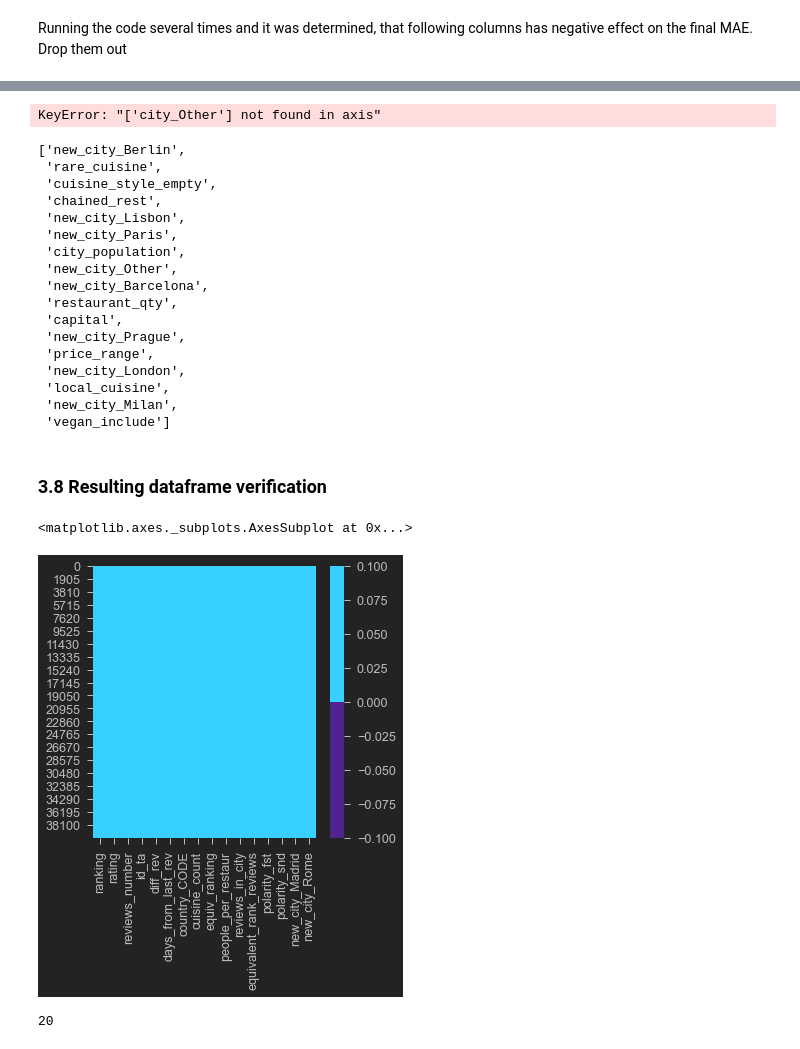
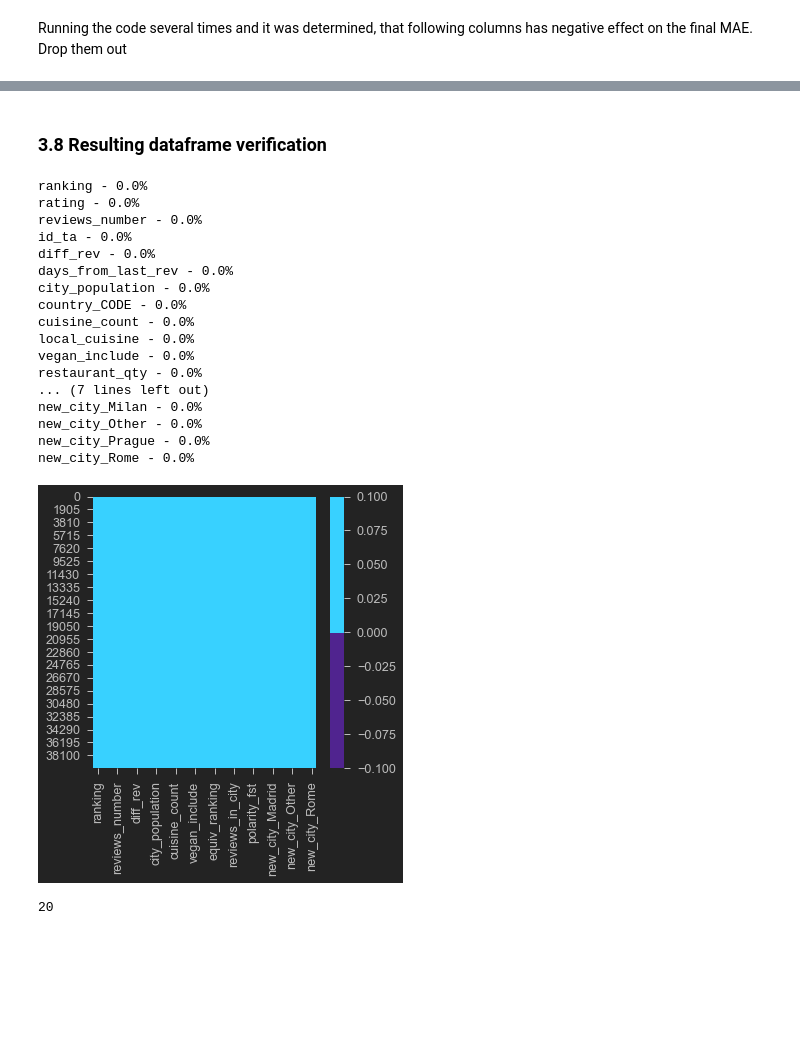
Before and after one commit to Paull-dark/PET_Projects_-SF-, a Jupyter notebook: module_3/Bad_trip.ipynb, the cells around one changed output, grey strips where cells are left out. Cells and saved outputs as stored; diff of their text form; code cells hidden in the pictures; blank space fills up the shorter version.

```diff
--- a/module_3/Bad_trip.ipynb
+++ b/module_3/Bad_trip.ipynb
@@ -1405,2 +1407,7 @@ cols_to_drop2 = ['local_cuisine','vegan_include','chained_rest']
+# %%
+cols_to_drop2 = ['new_city_Barcelona','cuisine_style_empty','new_city_Paris',
+                 'last_review_miss','new_city_London','price_range',
+                 'new_city_Lisbon','chained_rest','new_city_Berlin','rare_cuisine',
+                 'first_review_miss','capital']
 # %%
 df_to_model = df_to_model.drop(cols_to_drop2, axis=1)
@@ -1409,10 +1413,0 @@ Column with subjectivity in a sentiment analys data frame has negative effect on
-# %%
-# Concat dataframes
-
-df_to_model = pd.concat([df_to_model, df_sentiment.drop(
-    ['first_review', 'last_review', 'analysis_fst',
-     'analysis_snd', 'subjectivity_fst', 'subjectivity_snd'], axis=1)], axis=1)
-# %%
-df_to_model = pd.concat([df_to_model, OH_city.drop('city_Other',axis=1)], axis=1)
-# %% [output]
-KeyError: "['city_Other'] not found in axis"
@@ -1440,41 +1414,35 @@ cols_to_drop2 = list(b-set(a))
-# %%
-df_to_model = df_to_model.drop(cols_to_drop2, axis=1)
-# %%
-cols_to_drop2
-# %% [output]
-['new_city_Berlin',
- 'rare_cuisine',
- 'cuisine_style_empty',
- 'chained_rest',
- 'new_city_Lisbon',
- 'new_city_Paris',
- 'city_population',
- 'new_city_Other',
- 'new_city_Barcelona',
- 'restaurant_qty',
- 'capital',
- 'new_city_Prague',
- 'price_range',
- 'new_city_London',
- 'local_cuisine',
- 'new_city_Milan',
- 'vegan_include']
 # %% [markdown]
 ### 3.8 Resulting dataframe verification
 # %%
 # Plot missing values
 cols = df_to_model.columns
 fig, ax = plt.subplots(figsize=(5, 5))
 sns.heatmap(df_to_model[cols].isnull(),cmap=sns.color_palette(colors))
 
 #Show in percents
 
-# for col in df_1.columns:
-#     pct_missing = np.mean(df_1[col].isnull())
-#     print(f'{col} - {round(pct_missing*100)}%')
+for col in df_to_model.columns:
+    pct_missing = np.mean(df_to_model[col].isnull())
+    print(f'{col} - {round(pct_missing*100)}%')
 # %% [output]
-<matplotlib.axes._subplots.AxesSubplot at 0x...>
+ranking - 0.0%
+rating - 0.0%
+reviews_number - 0.0%
+id_ta - 0.0%
+diff_rev - 0.0%
+days_from_last_rev - 0.0%
+city_population - 0.0%
+country_CODE - 0.0%
+cuisine_count - 0.0%
+local_cuisine - 0.0%
+vegan_include - 0.0%
+restaurant_qty - 0.0%
+... (7 lines left out)
+new_city_Milan - 0.0%
+new_city_Other - 0.0%
+new_city_Prague - 0.0%
+new_city_Rome - 0.0%
-[figure, old version]
+[figure, new version]
 # %%
 df_to_model['id_ta'].duplicated().sum()
 # %% [output]
```
Also changed, not shown: parts of 25 cells of this notebook, 2 other files.
